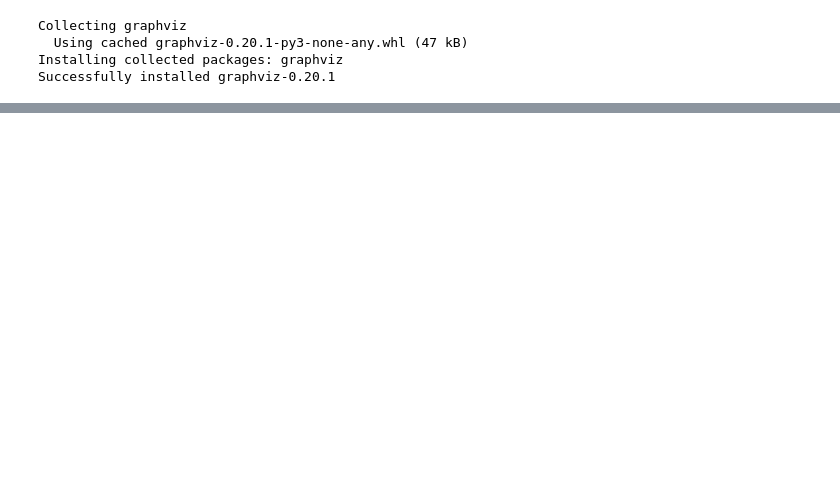
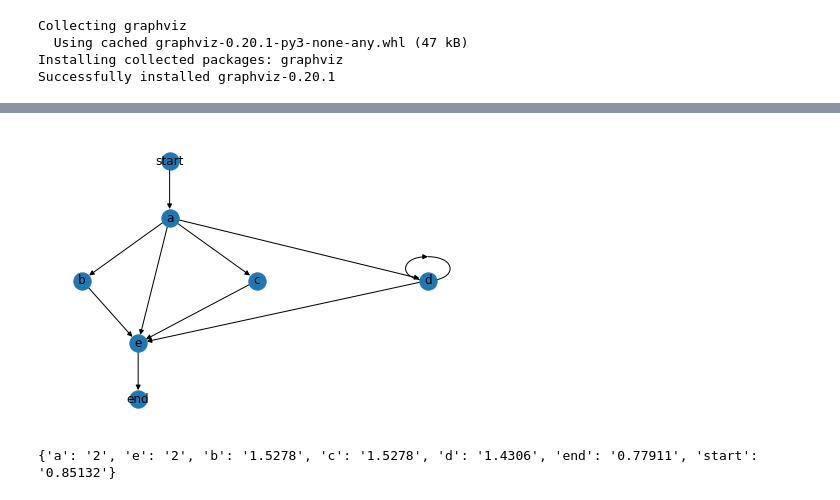
Before and after one commit to ShiningVision/Process-Mining-Visualization, a Jupyter notebook: Graph_Visualization_Prototypes.ipynb, the cells around one changed output, grey strips where cells are left out. Saved outputs shown, nothing was run; the diff lists cells and outputs as text; code cells hidden in the pictures; blank space fills up the shorter version.

```diff
--- a/Graph_Visualization_Prototypes.ipynb
+++ b/Graph_Visualization_Prototypes.ipynb
@@ -110,0 +323,17 @@ TypeError: 'str' object is not callable
+# %%
+import matplotlib.pyplot as plt
+H = nx.DiGraph(nx.drawing.nx_agraph.read_dot("temp/graph_viz.dot"))
+edges = [(u, v) for u, v in H.edges()]
+pos = nx.get_node_attributes(H, 'pos')
+pos = {node: tuple(map(float, pos[node].split(','))) for node in pos}
+G = nx.DiGraph()
+for node, p in pos.items():
+    G.add_node(node)
+G.add_edges_from(edges)
+nx.draw(G, pos, with_labels=True)
+plt.show()
+node_sizes = nx.get_node_attributes(H, 'width')
+print(node_sizes)
+# %% [output]
+[figure, added]
+{'a': '2', 'e': '2', 'b': '1.5278', 'c': '1.5278', 'd': '1.4306', 'end': '0.77911', 'start': '0.85132'}
```
Also changed, not shown: parts of 11 cells of this notebook, 12 other files.
